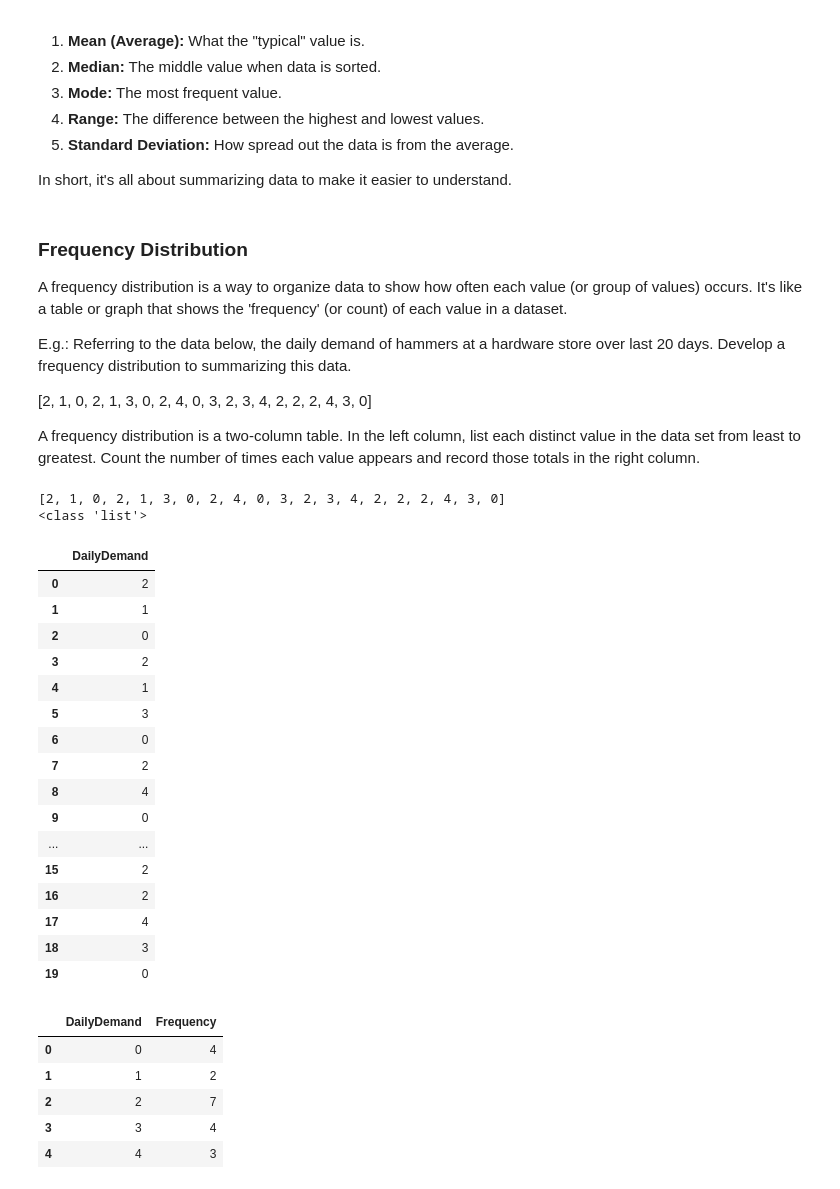
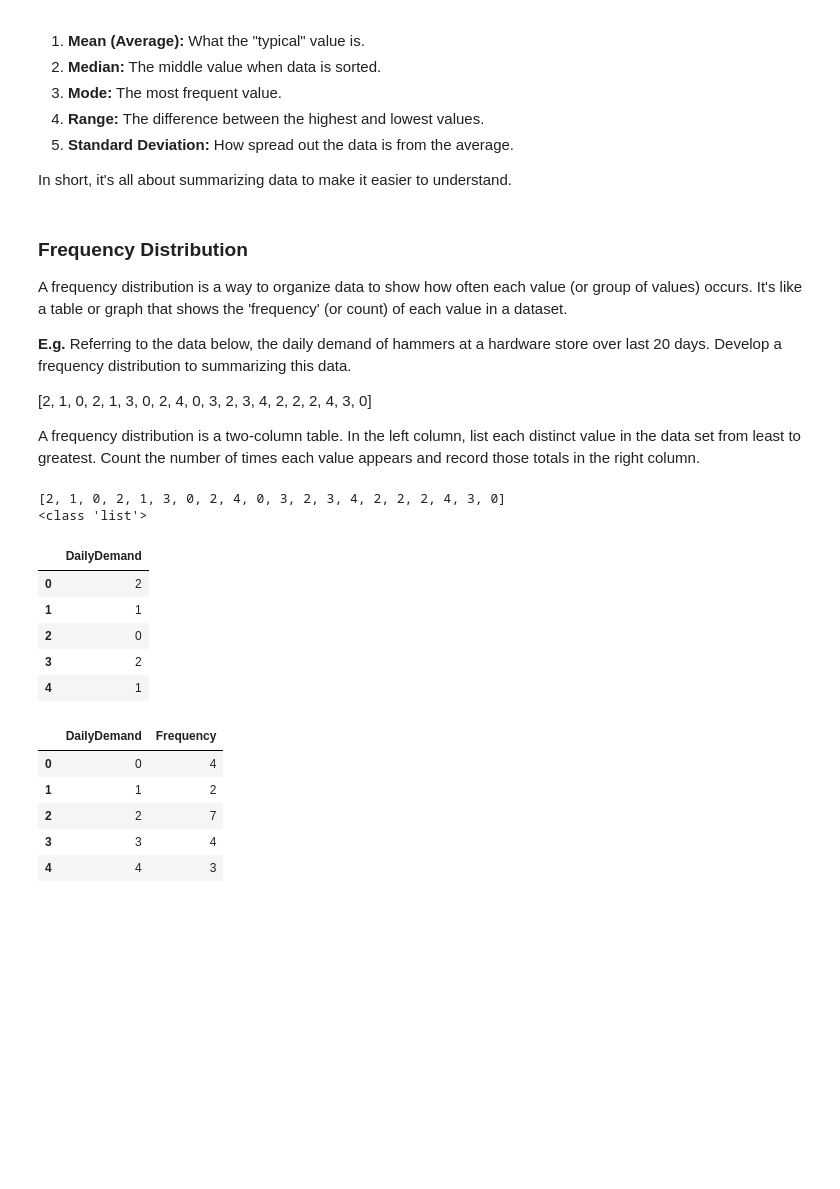
Before and after one commit to manujsinghwal/applied-statistics-in-python, a Jupyter notebook: 3. descriptive-statistics/intro_to_descriptive_statistics.ipynb, the cells around one changed output. Saved outputs shown, nothing was run; the diff lists cells and outputs as text; code cells hidden in the pictures; blank space fills up the shorter version.

```diff
--- a/3. descriptive-statistics/intro_to_descriptive_statistics.ipynb
+++ b/3. descriptive-statistics/intro_to_descriptive_statistics.ipynb
@@ -17,7 +17,7 @@ In short, it's all about summarizing data to make it easier to understand.
 
 A frequency distribution is a way to organize data to show how often each value (or group of values) occurs. It's like a table or graph that shows the 'frequency' (or count) of each value in a dataset.
 
-E.g.: Referring to the data below, the daily demand of hammers at a hardware store over last 20 days. Develop a frequency distribution to summarizing this data.
+**E.g.** Referring to the data below, the daily demand of hammers at a hardware store over last 20 days. Develop a frequency distribution to summarizing this data.
 
 [2, 1, 0, 2, 1, 3, 0, 2, 4, 0, 3, 2, 3, 4, 2, 2, 2, 4, 3, 0]
 
@@ -35,28 +36,19 @@ print(type(daily_demand))
 <class 'list'>
 # %%
 # Making dataframe
-df = pd.DataFrame(
+df1 = pd.DataFrame(
     daily_demand,
     columns=['DailyDemand']
 )
-df
+
+# Shows top 5 records only
+df1.head()
 # %% [output]
 |  | DailyDemand |
 | 0 | 2 |
 | 1 | 1 |
 | 2 | 0 |
 | 3 | 2 |
 | 4 | 1 |
-| 5 | 3 |
-| 6 | 0 |
-| 7 | 2 |
-| 8 | 4 |
-| 9 | 0 |
-| ... | ... |
-| 15 | 2 |
-| 16 | 2 |
-| 17 | 4 |
-| 18 | 3 |
-| 19 | 0 |
 # %%
 # Summarizing data
```
Also changed, not shown: parts of 11 cells of this notebook.
